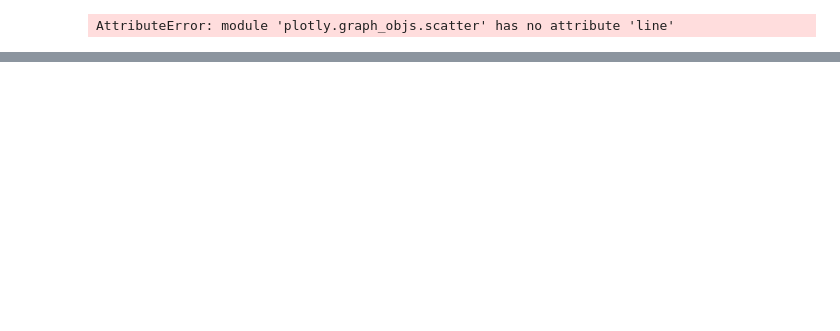
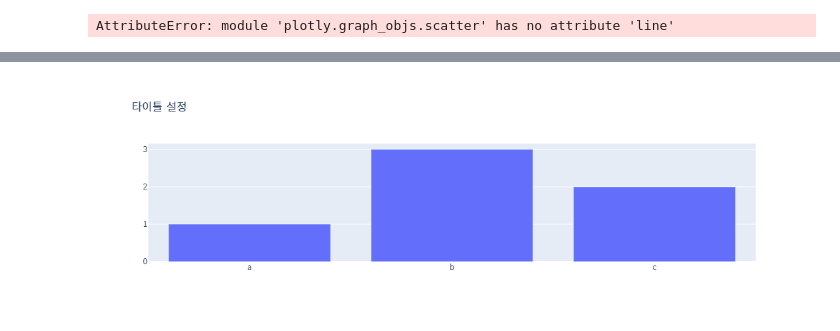
Before and after one commit to dsleslie/Archiving, a Jupyter notebook: IMDGB/step02_ds_basic/241002_lecture.ipynb, the cells around one changed output, grey strips where cells are left out. Saved outputs shown, nothing was run; the diff lists cells and outputs as text; code cells hidden in the pictures; blank space fills up the shorter version.

```diff
--- a/IMDGB/step02_ds_basic/241002_lecture.ipynb
+++ b/IMDGB/step02_ds_basic/241002_lecture.ipynb
@@ -599,0 +681,7 @@ fig.show()
+# %%
+# graph_object
+fig = go.Figure(data=[go.Bar(x = ["a", "b", "c"], y = [1, 3, 2])])
+fig.update_layout(title_text = '타이틀 설정')
+fig.show()
+# %% [output]
+[figure, added]
```
Also changed, not shown: parts of 17 cells of this notebook.
